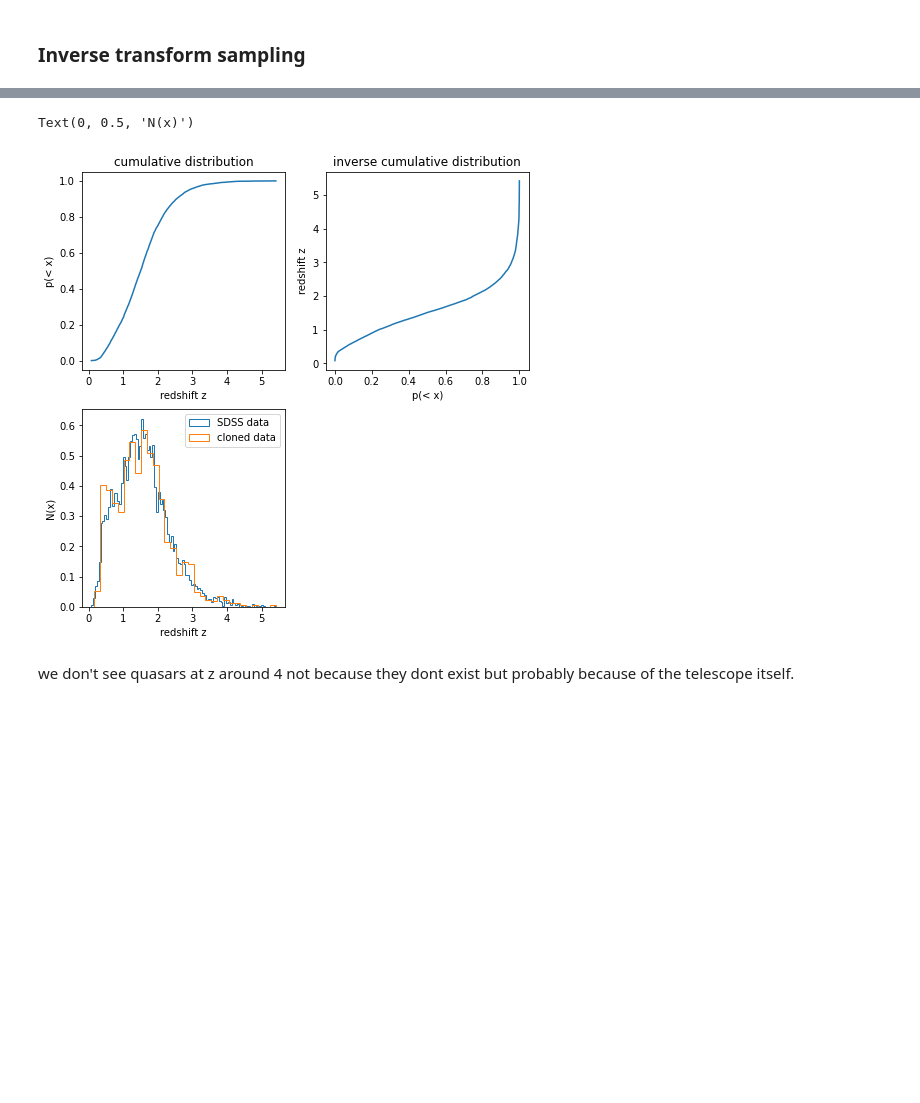
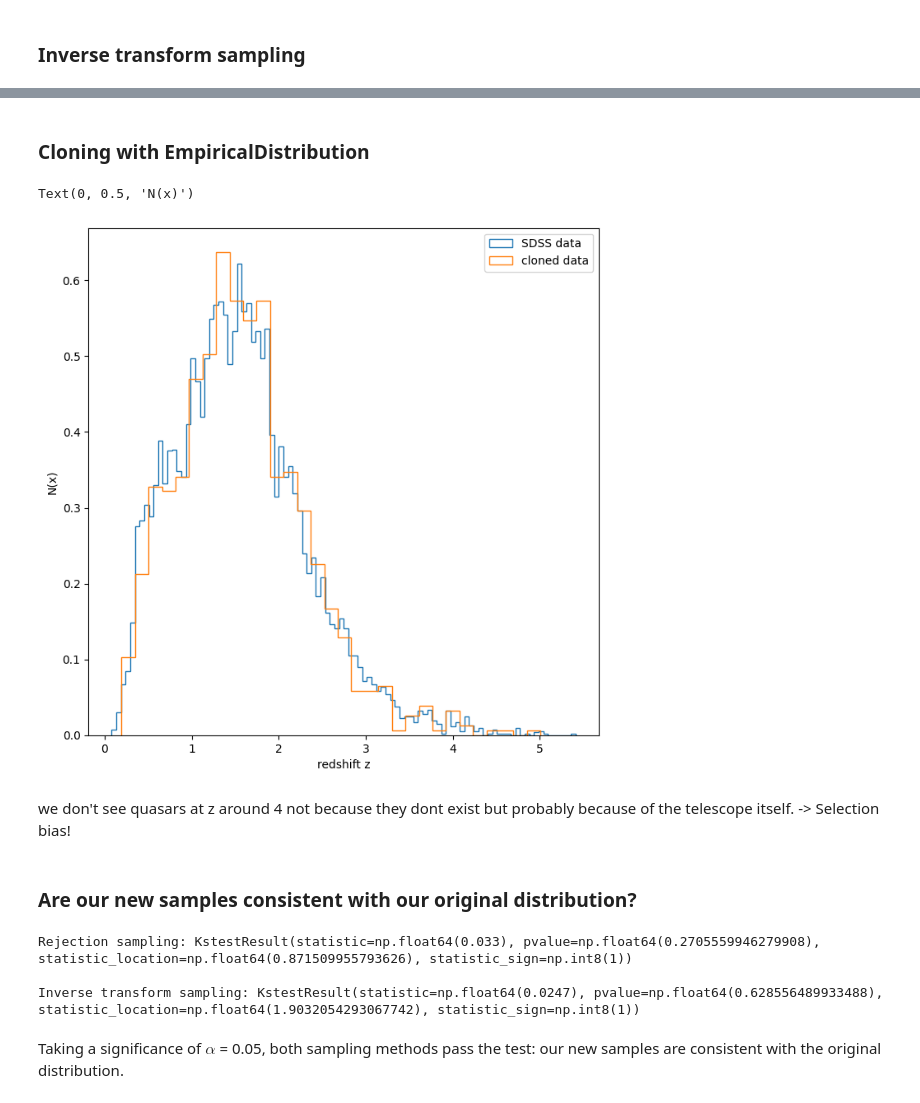
Before and after one commit to lisam10/astrostatistics_bicocca_2024, a Jupyter notebook: working/W04_quasars.ipynb, the cells around one changed output, grey strips where cells are left out. Cells and saved outputs as stored; diff of their text form; code cells hidden in the pictures; blank space fills up the shorter version.

Commit message:
add KS test

```diff
--- a/working/W04_quasars.ipynb
+++ b/working/W04_quasars.ipynb
@@ -88,37 +120,23 @@ Text(0.5, 0, 'redshift z')
+# %% [markdown]
+### Cloning with EmpiricalDistribution
 # %%
 from astroML.density_estimation import EmpiricalDistribution
 
 Nclone = 1000
-
-cumul = np.linspace(0, 1, Ndata)
-
 fig = plt.figure(figsize=(8, 8))
-
-#cumulative distribution plot
-ax = fig.add_subplot(221)
-ax.plot(z, cumul)
-ax.set_title('cumulative distribution')
-ax.set_xlabel('redshift z')
-ax.set_ylabel('p(< x)')
-
-#inverse cumulative distribution plot
-ax = fig.add_subplot(222)
-ax.plot(cumul, z)
-ax.set_title('inverse cumulative distribution')
-ax.set_ylabel('redshift z')
-ax.set_xlabel('p(< x)')
 
 z_cloned = EmpiricalDistribution(z).rvs(Nclone)
 
-#inverse cumulative distribution plot
-ax = fig.add_subplot(223)
+ax = fig.add_subplot()
 n, bins, patches = ax.hist(z, int(np.sqrt(Ndata)), histtype= 'step', density = True, label='SDSS data')
 n, bins, patches = ax.hist(z_cloned, int(np.sqrt(Nclone)), histtype= 'step', density = True, label='cloned data')
 ax.legend()
 ax.set_xlabel('redshift z')
 ax.set_ylabel('N(x)')
 # %% [output]
 Text(0, 0.5, 'N(x)')
-[figure, old version]
+[figure, new version]
 # %% [markdown]
-we don't see quasars at z around 4 not because they dont exist but probably because of the telescope itself.
+we don't see quasars at z around 4 not because they dont exist but probably because of the telescope itself. -> Selection bias!
+# %% [markdown]
+### Are our new samples consistent with our original distribution?
@@ -124,0 +145,9 @@ we don't see quasars at z around 4 not because they dont exist but probably beca
+# %%
+print('Rejection sampling:', ks_2samp(r_samples[0], z))
+print('\nInverse transform sampling:', ks_2samp(it_samples, z))
+# %% [output]
+Rejection sampling: KstestResult(statistic=np.float64(0.033), pvalue=np.float64(0.2705559946279908), statistic_location=np.float64(0.871509955793626), statistic_sign=np.int8(1))
+
+Inverse transform sampling: KstestResult(statistic=np.float64(0.0247), pvalue=np.float64(0.628556489933488), statistic_location=np.float64(1.9032054293067742), statistic_sign=np.int8(1))
+# %% [markdown]
+Taking a significance of $\alpha$ = 0.05, both sampling methods pass the test: our new samples are consistent with the original distribution.
```
Also changed, not shown: parts of 6 cells of this notebook.
